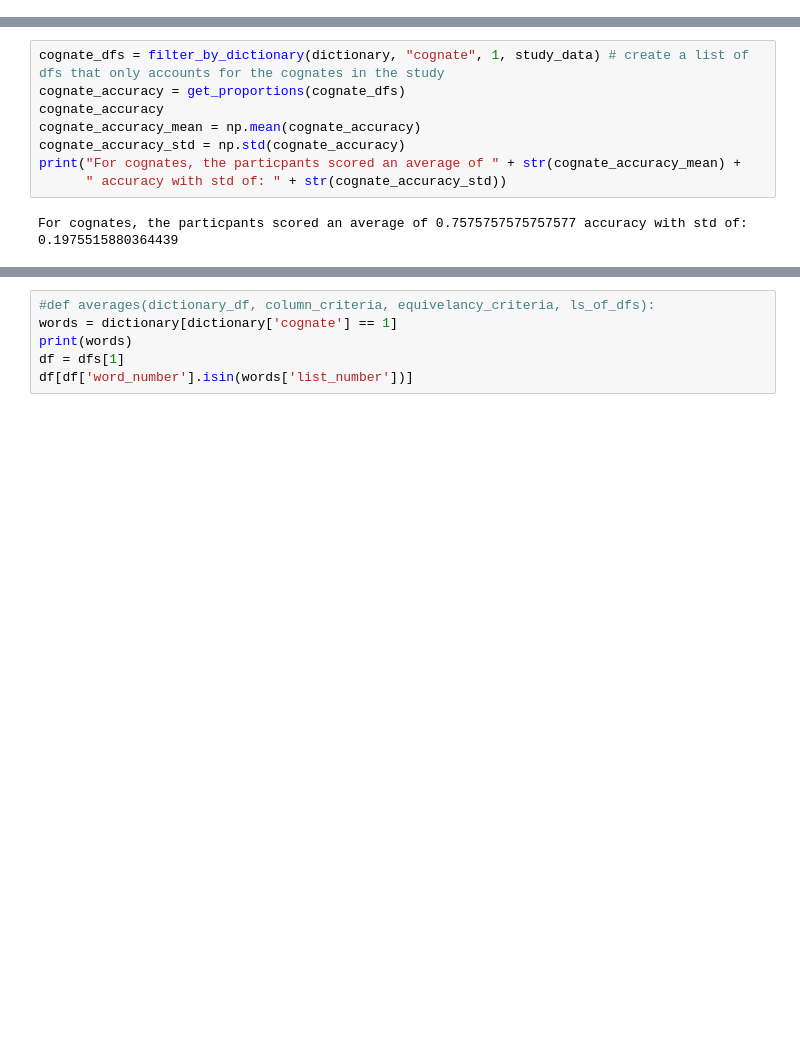
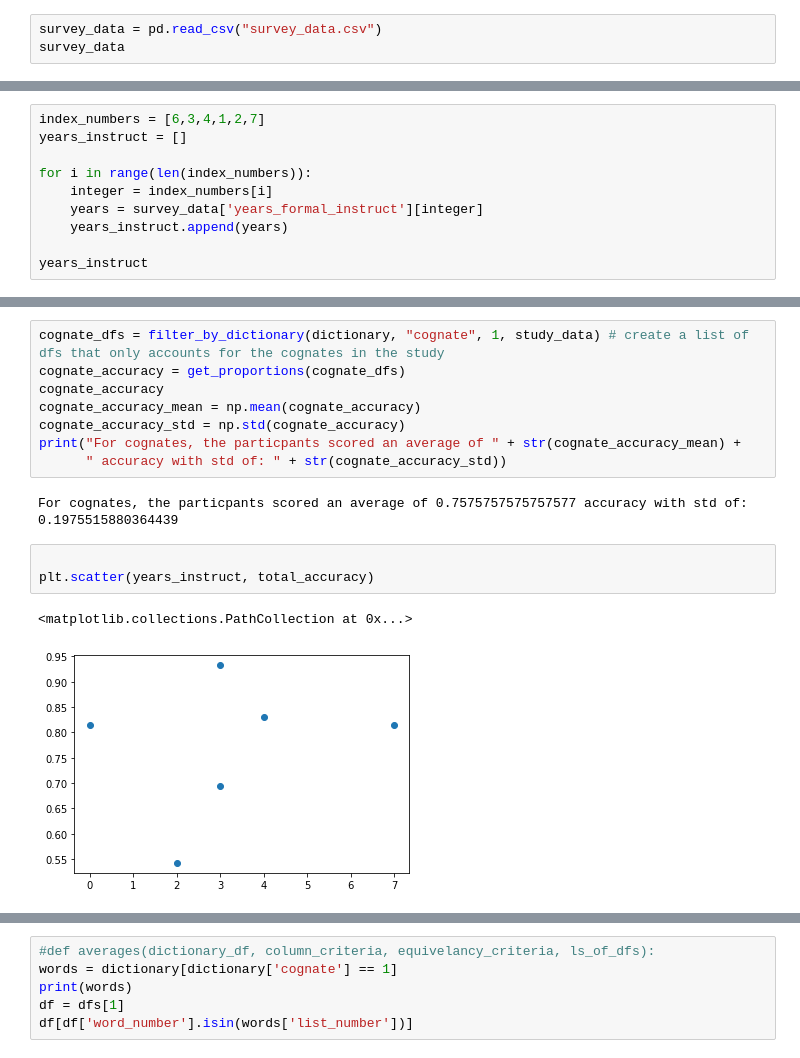
Before and after one commit to djdebonis/IPA_vowel_compare, a Jupyter notebook: IPA_vowel_analyze.ipynb, the cells around one changed output, grey strips where cells are left out. Cells and saved outputs as stored; diff of their text form; blank space fills up the shorter version.

```diff
--- a/IPA_vowel_analyze.ipynb
+++ b/IPA_vowel_analyze.ipynb
@@ -363,2 +366,5 @@ study_data[1].head(3) # print a small amount as demonstraation
 # %%
 data = [partic01,partic02,partic03,partic04,partic05,partic07] # compile the lists of strings into ANOTHER LIST
+# %%
+survey_data = pd.read_csv("survey_data.csv")
+survey_data
@@ -364,0 +383,10 @@ data = [partic01,partic02,partic03,partic04,partic05,partic07] # compile the lis
+# %%
+index_numbers = [6,3,4,1,2,7]
+years_instruct = []
+
+for i in range(len(index_numbers)):
+    integer = index_numbers[i]
+    years = survey_data['years_formal_instruct'][integer]
+    years_instruct.append(years)
+
+years_instruct
@@ -434,6 +442,12 @@ print("For cognates, the particpants scored an average of " + str(cognate_accura
       " accuracy with std of: " + str(cognate_accuracy_std))
 # %% [output]
 For cognates, the particpants scored an average of 0.7575757575757577 accuracy with std of: 0.1975515880364439
+# %%
+
+plt.scatter(years_instruct, total_accuracy)
+# %% [output]
+<matplotlib.collections.PathCollection at 0x...>
+[figure, added]
 # %%
 def descriptive_stats(ls_of_dfs, allophone):
     """
```
Also changed, not shown: parts of 14 cells of this notebook, 1 other file.
